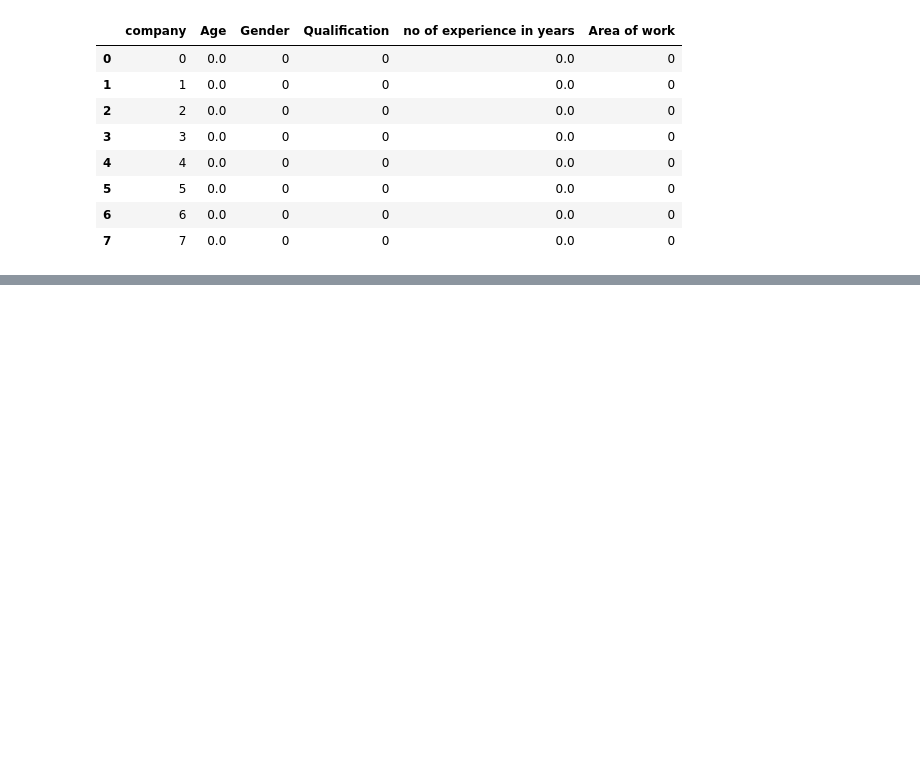
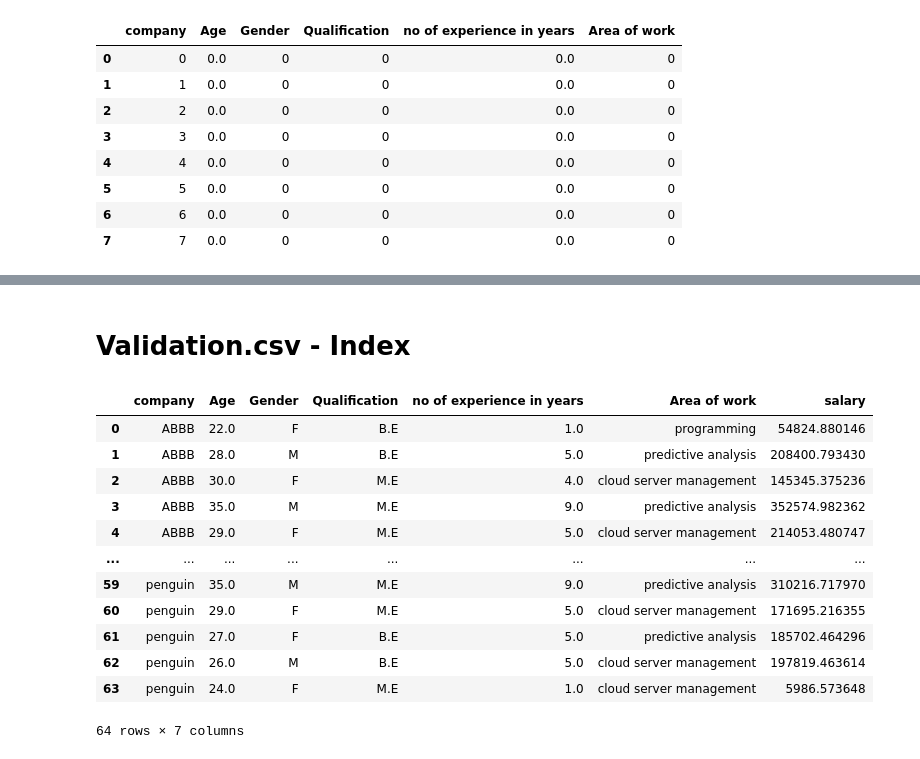
Before and after one commit to abphilip-vit/College8, a Jupyter notebook: T4/T4.ipynb, the cells around one changed output, grey strips where cells are left out. Cells and saved outputs as stored; diff of their text form; code cells hidden in the pictures; blank space fills up the shorter version.

```diff
--- a/T4/T4.ipynb
+++ b/T4/T4.ipynb
@@ -127,0 +378,2 @@ p2 = model.predict(allen2)
+# %% [markdown]
+# Validation.csv - Index
@@ -127,0 +382,24 @@ p2 = model.predict(allen2)
+# %%
+allen3['Area of work'] = l10.inverse_transform(f10['Area of work'])
+# %%
+allen3['Gender'] = l11.inverse_transform(f11['Gender'])
+# %%
+allen3['Qualification'] = l12.inverse_transform(f12['Qualification'])
+# %%
+allen3[columns] = ms.inverse_transform(allen3[columns])
+# %%
+allen3.head(64)
+# %% [output]
+|  | company | Age | Gender | Qualification | no of experience in years | Area of work | salary |
+| 0 | ABBB | 22.0 | F | B.E | 1.0 | programming | 54824.880146 |
+| 1 | ABBB | 28.0 | M | B.E | 5.0 | predictive analysis | 208400.793430 |
+| 2 | ABBB | 30.0 | F | M.E | 4.0 | cloud server management | 145345.375236 |
+| 3 | ABBB | 35.0 | M | M.E | 9.0 | predictive analysis | 352574.982362 |
+| 4 | ABBB | 29.0 | F | M.E | 5.0 | cloud server management | 214053.480747 |
+| ... | ... | ... | ... | ... | ... | ... | ... |
+| 59 | penguin | 35.0 | M | M.E | 9.0 | predictive analysis | 310216.717970 |
+| 60 | penguin | 29.0 | F | M.E | 5.0 | cloud server management | 171695.216355 |
+| 61 | penguin | 27.0 | F | B.E | 5.0 | predictive analysis | 185702.464296 |
+| 62 | penguin | 26.0 | M | B.E | 5.0 | cloud server management | 197819.463614 |
+| 63 | penguin | 24.0 | F | M.E | 1.0 | cloud server management | 5986.573648 |
+64 rows × 7 columns
```
Also changed, not shown: parts of 58 cells of this notebook.
